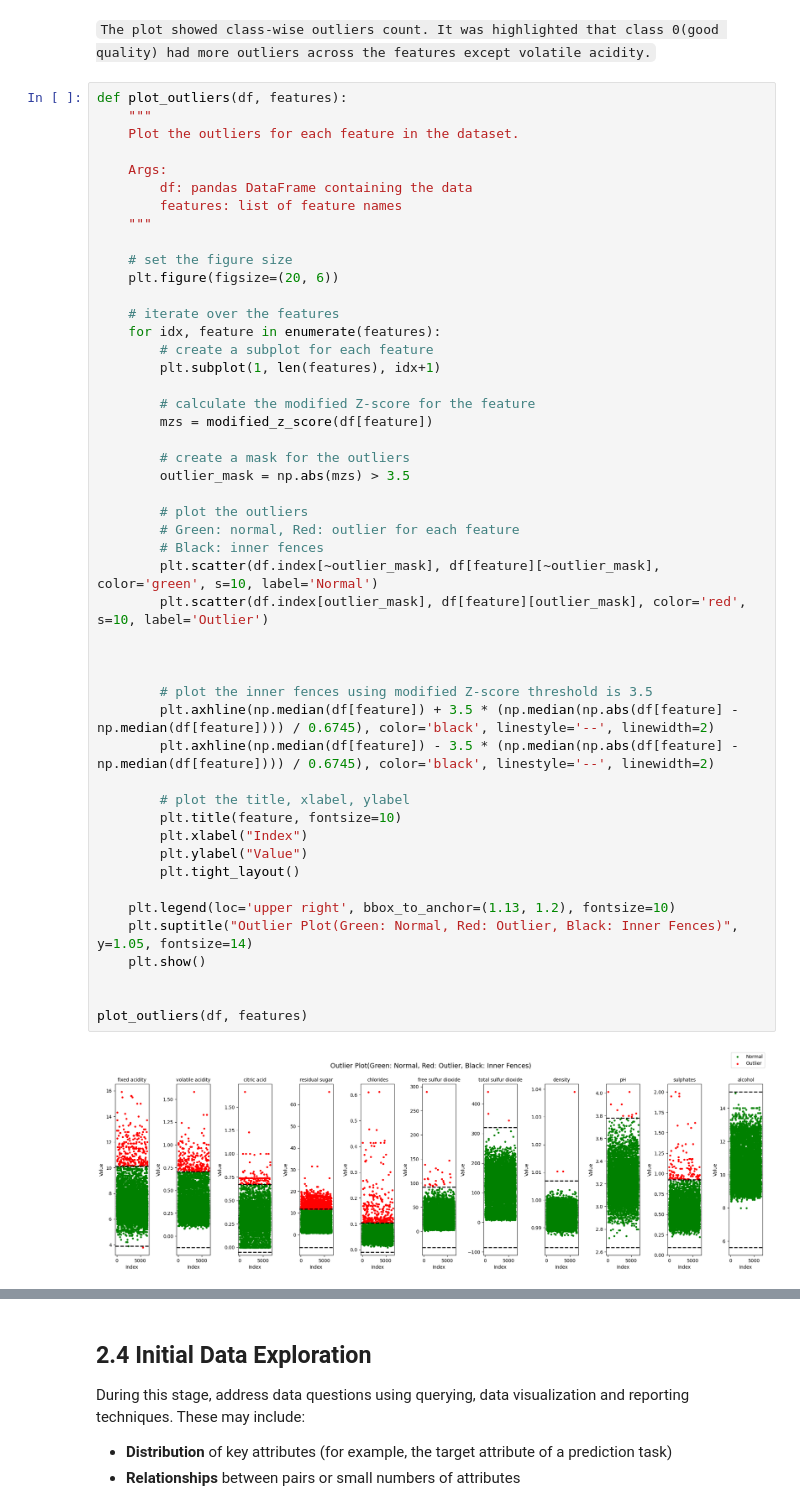
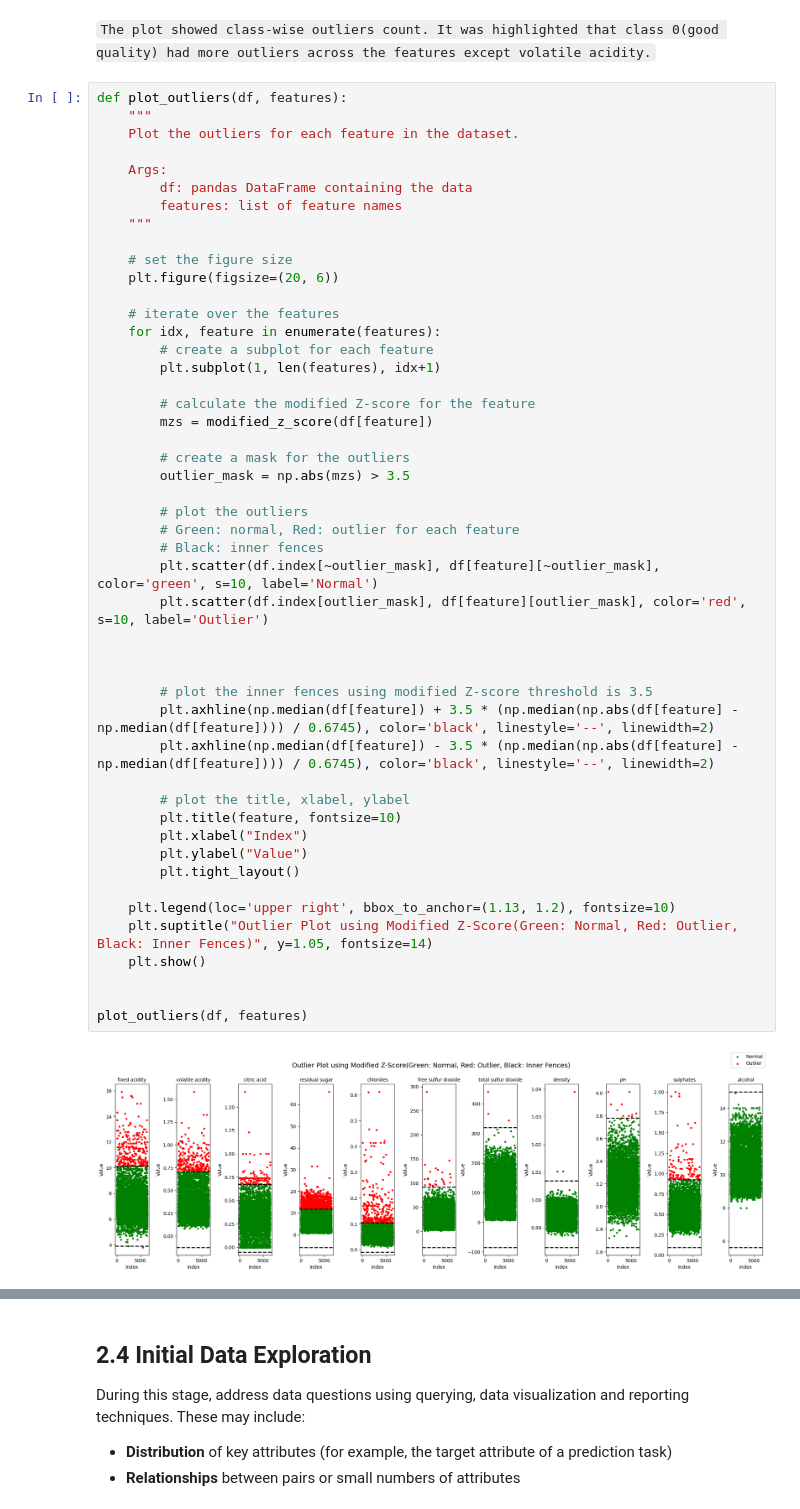
Before and after one commit to Arifuzzaman-Munaf/Predictive-Analysis-using-ML-algorithms, a Jupyter notebook: assessment_02.ipynb, the cells around one changed output, grey strips where cells are left out. Cells and saved outputs as stored; diff of their text form.

```diff
--- a/assessment_02.ipynb
+++ b/assessment_02.ipynb
@@ -617,35 +617,35 @@ def plot_outliers(df, features):
         # calculate the modified Z-score for the feature
         mzs = modified_z_score(df[feature])
 
         # create a mask for the outliers
         outlier_mask = np.abs(mzs) > 3.5
 
         # plot the outliers
         # Green: normal, Red: outlier for each feature
         # Black: inner fences
         plt.scatter(df.index[~outlier_mask], df[feature][~outlier_mask], color='green', s=10, label='Normal')
         plt.scatter(df.index[outlier_mask], df[feature][outlier_mask], color='red', s=10, label='Outlier')
 
 
 
         # plot the inner fences using modified Z-score threshold is 3.5
         plt.axhline(np.median(df[feature]) + 3.5 * (np.median(np.abs(df[feature] - np.median(df[feature]))) / 0.6745), color='black', linestyle='--', linewidth=2)
         plt.axhline(np.median(df[feature]) - 3.5 * (np.median(np.abs(df[feature] - np.median(df[feature]))) / 0.6745), color='black', linestyle='--', linewidth=2)
 
         # plot the title, xlabel, ylabel
         plt.title(feature, fontsize=10)
         plt.xlabel("Index")
         plt.ylabel("Value")
         plt.tight_layout()
 
     plt.legend(loc='upper right', bbox_to_anchor=(1.13, 1.2), fontsize=10)
-    plt.suptitle("Outlier Plot(Green: Normal, Red: Outlier, Black: Inner Fences)", y=1.05, fontsize=14)
+    plt.suptitle("Outlier Plot using Modified Z-Score(Green: Normal, Red: Outlier, Black: Inner Fences)", y=1.05, fontsize=14)
     plt.show()
 
 
 plot_outliers(df, features)
 # %% [output]
-[figure, old version]
+[figure, new version]
 # %% [markdown]
 `Findings`
 -	Red points are outliers (outside the black dashed inner fences); green points are normal values.
```
Also changed, not shown: parts of 15 cells of this notebook.
